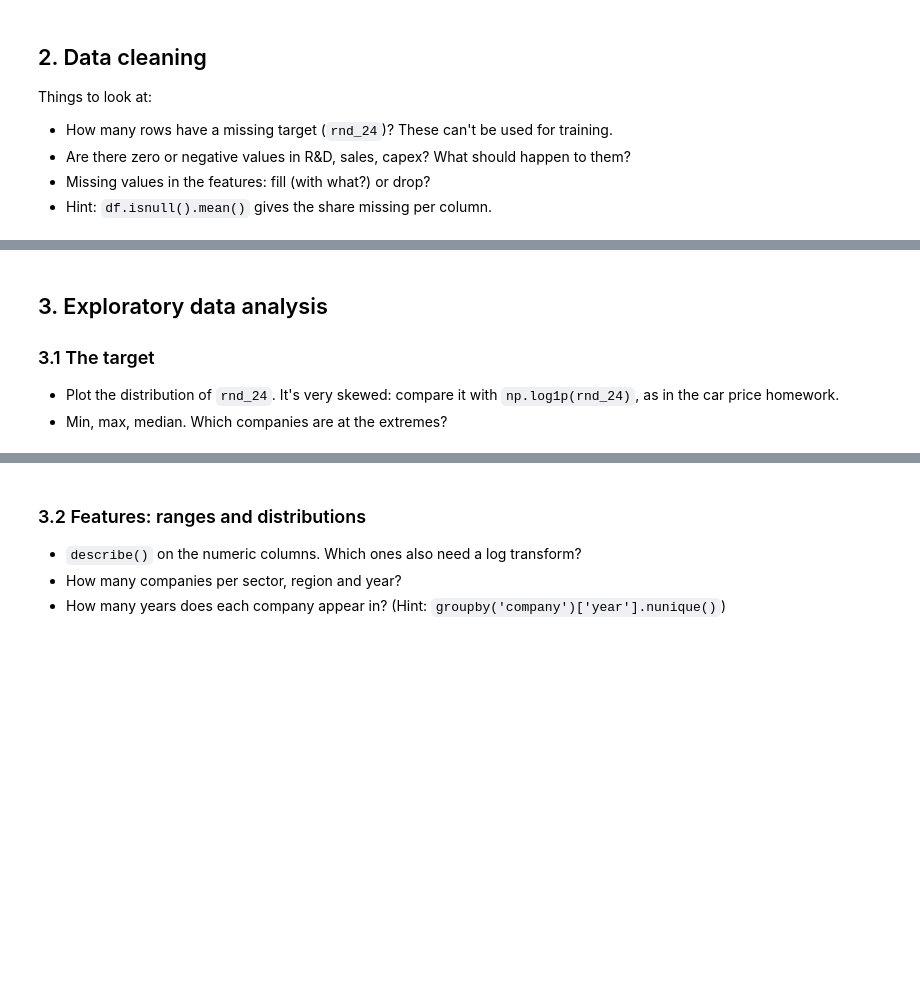
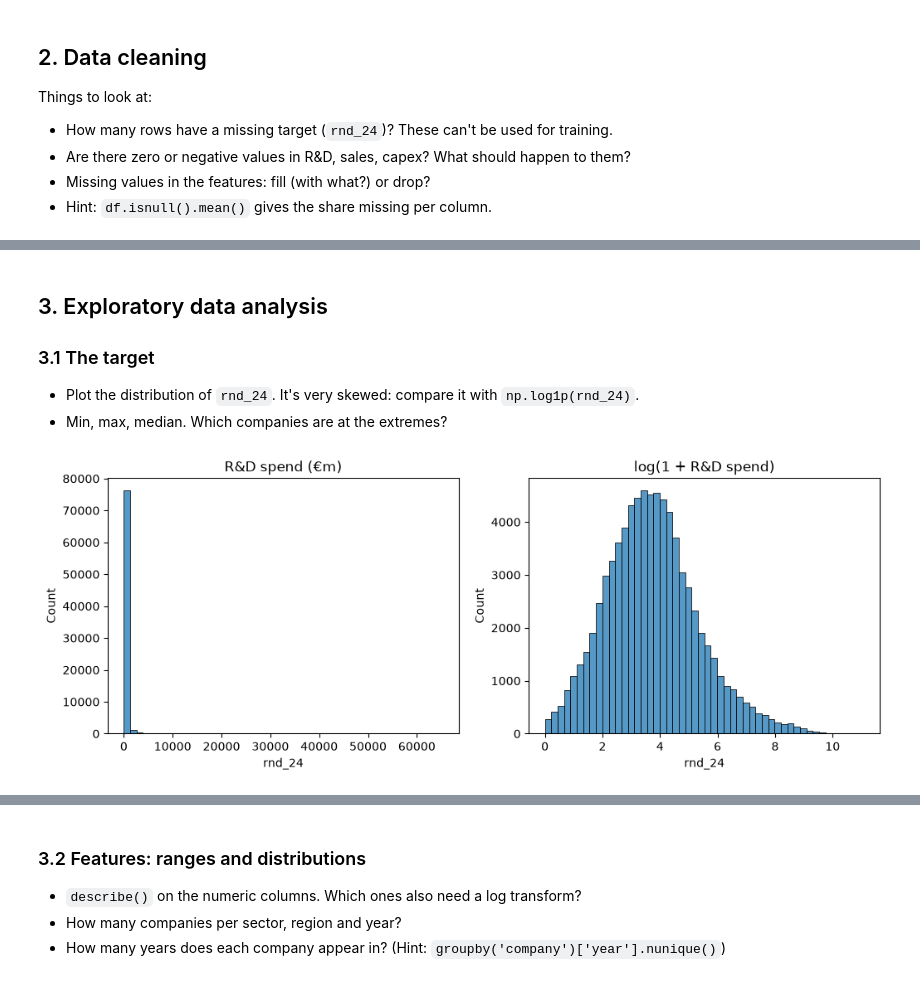
Before and after one commit to song2siren/ml-zoomcamp-rd-spend-benchmark, a Jupyter notebook: notebook.ipynb, the cells around one changed output, grey strips where cells are left out. Cells and saved outputs as stored; diff of their text form; code cells hidden in the pictures; blank space fills up the shorter version.

Commit message:
Data cleaning and initial EDA

```diff
--- a/notebook.ipynb
+++ b/notebook.ipynb
@@ -38,0 +115,10 @@ Things to look at:
+# %%
+# Keep only rows with a positive R&D figure (this also drops missing values)
+df_clean = df[df['rnd_24'] > 0].copy()
+
+# Negative sales and capex aren't possible: treat them as missing
+for col in ['netsales_24', 'capex_24']:
+    df_clean.loc[df_clean[col] < 0, col] = np.nan
+
+print(df_clean.shape)
+(df_clean.isnull().mean() * 100).round(1)
@@ -40,5 +150,17 @@ Things to look at:
 ## 3. Exploratory data analysis
 
 ### 3.1 The target
-- Plot the distribution of `rnd_24`. It's very skewed: compare it with `np.log1p(rnd_24)`, as in the car price homework.
+- Plot the distribution of `rnd_24`. It's very skewed: compare it with `np.log1p(rnd_24)`.
 - Min, max, median. Which companies are at the extremes?
+# %%
+fig, axes = plt.subplots(1, 2, figsize=(12, 4))
+
+sns.histplot(df_clean['rnd_24'], bins=50, ax=axes[0])
+axes[0].set_title('R&D spend (€m)')
+
+sns.histplot(np.log1p(df_clean['rnd_24']), bins=50, ax=axes[1])
+axes[1].set_title('log(1 + R&D spend)')
+
+plt.show()
+# %% [output]
+[figure, added]
```
Also changed, not shown: parts of 12 cells of this notebook.
